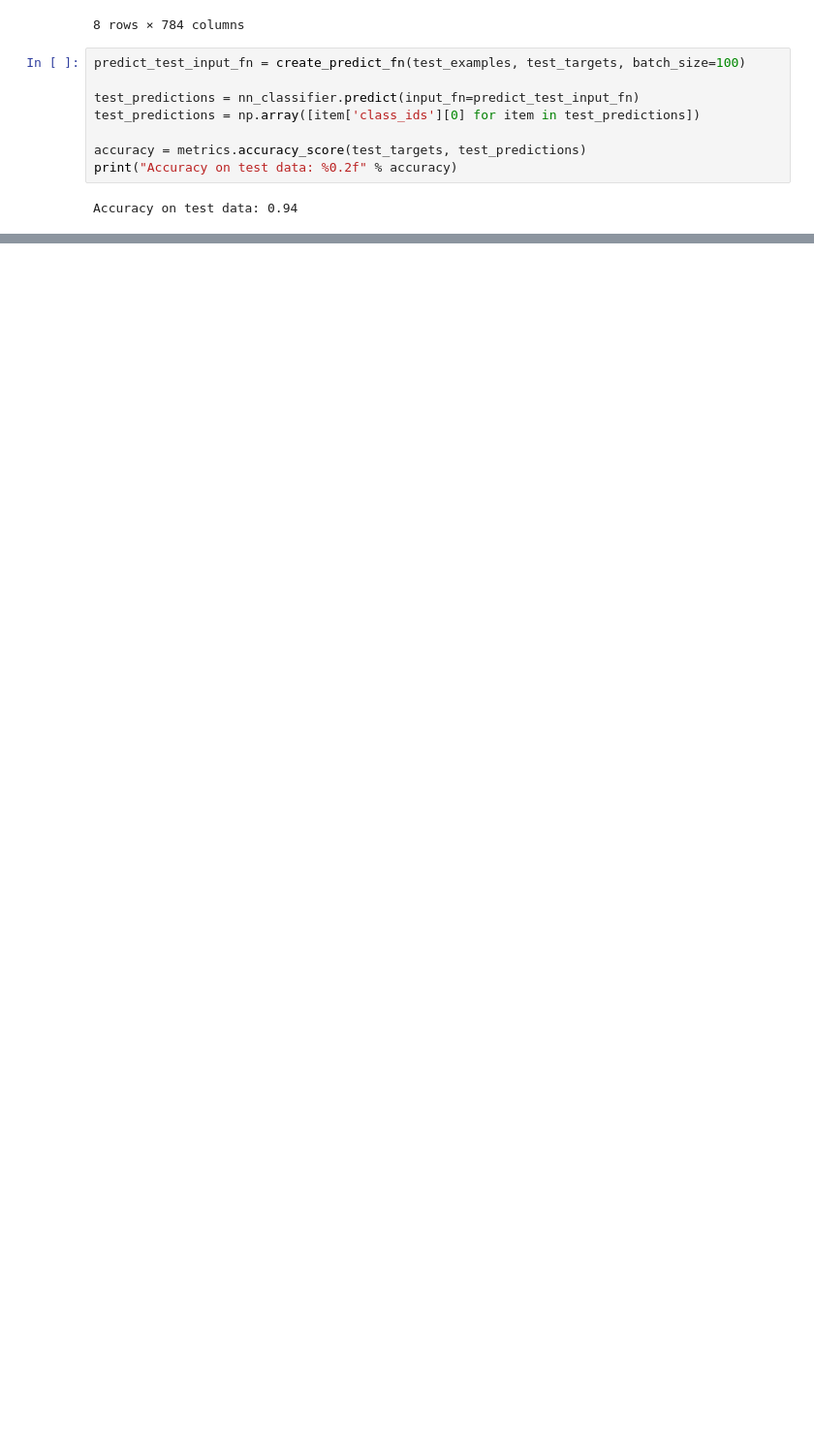
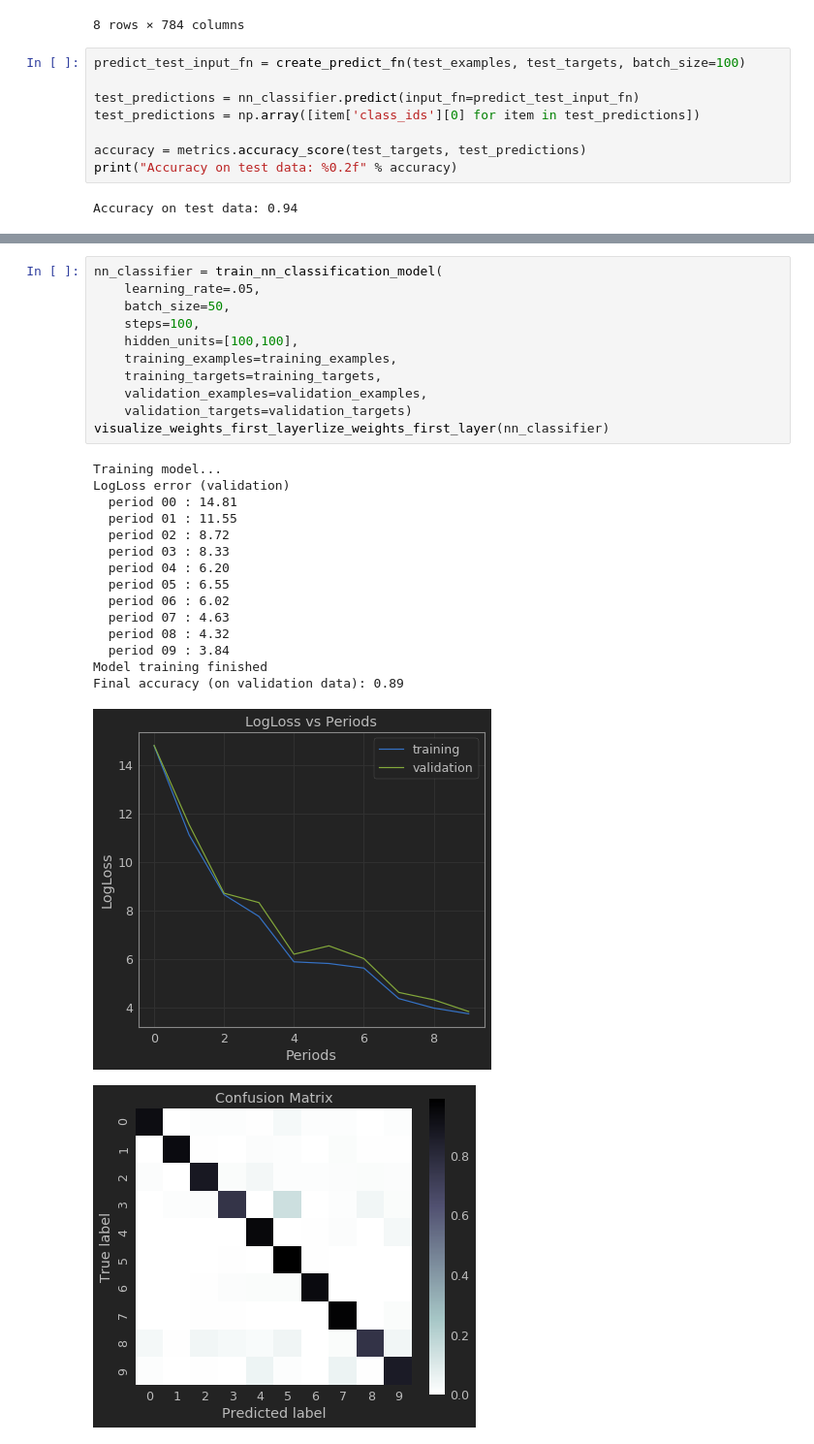
Before and after one commit to AustinSong/ml-crash-course, a Jupyter notebook: programming_exercises/MNIST Digit Classification.ipynb, the cells around one changed output, grey strips where cells are left out. Shown at 97% size. Cells and saved outputs as stored; diff of their text form; blank space fills up the shorter version.

```diff
--- a/programming_exercises/MNIST Digit Classification.ipynb
+++ b/programming_exercises/MNIST Digit Classification.ipynb
@@ -523,0 +579,28 @@ Accuracy on test data: 0.94
+# %%
+nn_classifier = train_nn_classification_model(
+    learning_rate=.05,
+    batch_size=50,
+    steps=100,
+    hidden_units=[100,100],
+    training_examples=training_examples,
+    training_targets=training_targets,
+    validation_examples=validation_examples,
+    validation_targets=validation_targets)
+visualize_weights_first_layerlize_weights_first_layer(nn_classifier)
+# %% [output]
+Training model...
+LogLoss error (validation)
+  period 00 : 14.81
+  period 01 : 11.55
+  period 02 : 8.72
+  period 03 : 8.33
+  period 04 : 6.20
+  period 05 : 6.55
+  period 06 : 6.02
+  period 07 : 4.63
+  period 08 : 4.32
+  period 09 : 3.84
+Model training finished
+Final accuracy (on validation data): 0.89
+[figure, added]
+[figure, added]
```
Also changed, not shown: parts of 6 cells of this notebook.
